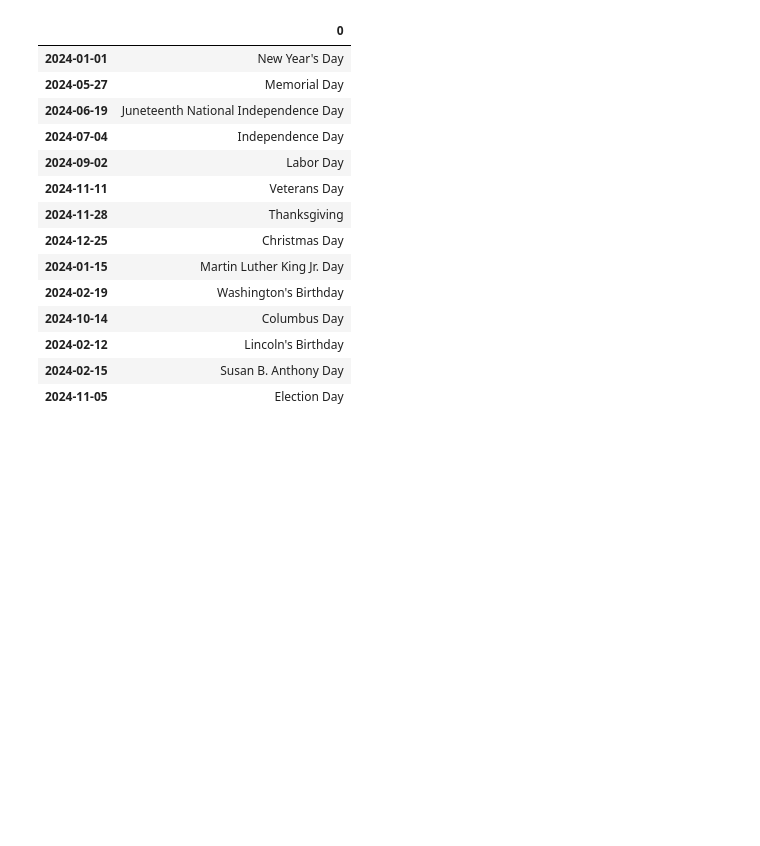
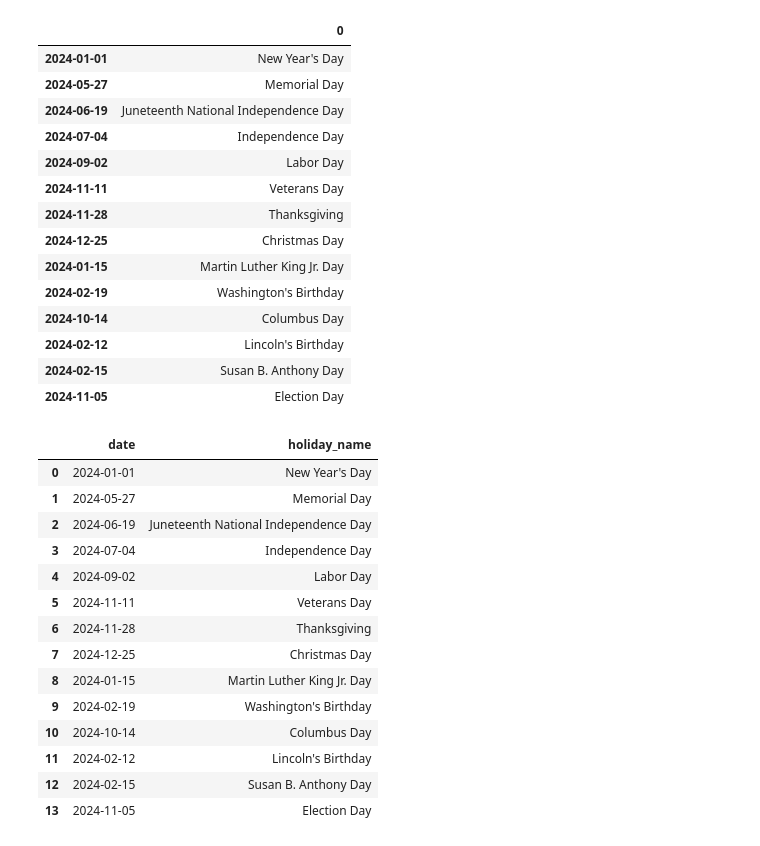
Before and after one commit to chikeorah/NYC-TLC-Trips, a Jupyter notebook: tlc.ipynb, the cells around one changed output. Saved outputs shown, nothing was run; the diff lists cells and outputs as text; code cells hidden in the pictures; blank space fills up the shorter version.

```diff
--- a/tlc.ipynb
+++ b/tlc.ipynb
@@ -137,4 +148,25 @@ ny_holidays_df
 | 2024-02-12 | Lincoln's Birthday |
 | 2024-02-15 | Susan B. Anthony Day |
 | 2024-11-05 | Election Day |
+# %%
+#reset index and rename columns
+ny_holidays_df.reset_index(inplace=True)
+ny_holidays_df.columns = ['date', 'holiday_name']
+ny_holidays_df
+# %% [output]
+|  | date | holiday_name |
+| 0 | 2024-01-01 | New Year's Day |
+| 1 | 2024-05-27 | Memorial Day |
+| 2 | 2024-06-19 | Juneteenth National Independence Day |
+| 3 | 2024-07-04 | Independence Day |
+| 4 | 2024-09-02 | Labor Day |
+| 5 | 2024-11-11 | Veterans Day |
+| 6 | 2024-11-28 | Thanksgiving |
+| 7 | 2024-12-25 | Christmas Day |
+| 8 | 2024-01-15 | Martin Luther King Jr. Day |
+| 9 | 2024-02-19 | Washington's Birthday |
+| 10 | 2024-10-14 | Columbus Day |
+| 11 | 2024-02-12 | Lincoln's Birthday |
+| 12 | 2024-02-15 | Susan B. Anthony Day |
+| 13 | 2024-11-05 | Election Day |
 # %%
```
Also changed, not shown: parts of 18 cells of this notebook, 2 other files.
